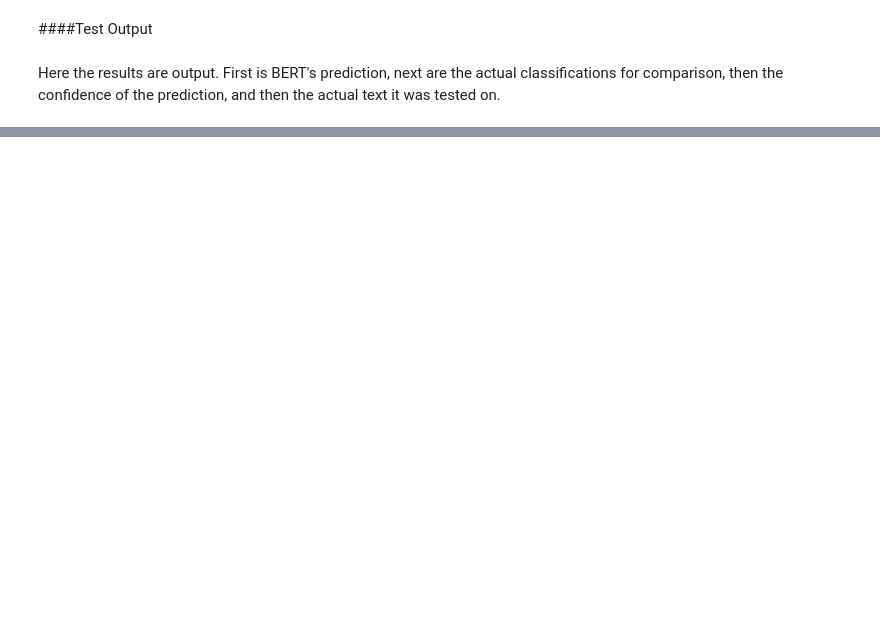
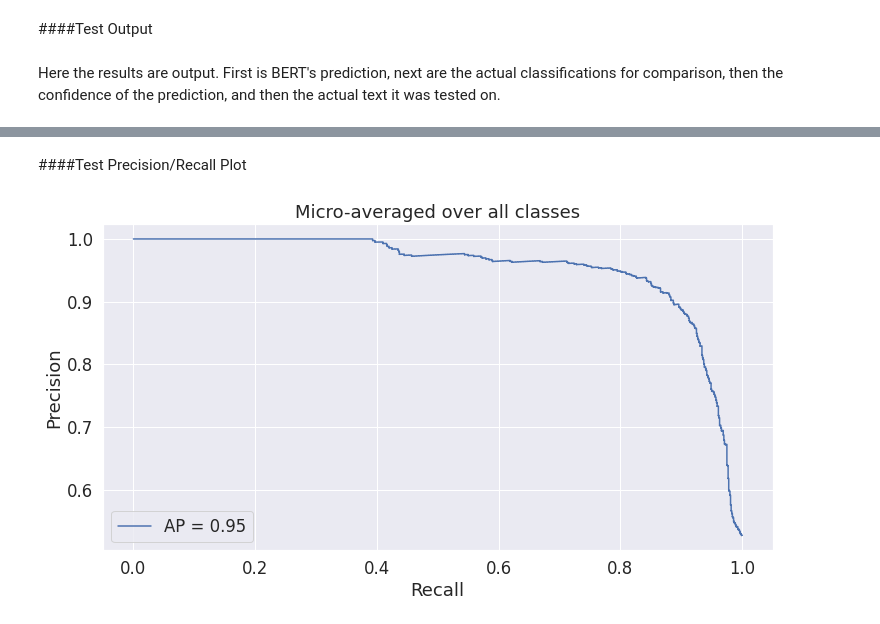
Before and after one commit to Bryan6aero/New-Chinese-Classifier, a Jupyter notebook: New_3_Class_for_Chinese.ipynb, the cells around one changed output, grey strips where cells are left out. Cells and saved outputs as stored; diff of their text form; code cells hidden in the pictures; blank space fills up the shorter version.

```diff
--- a/New_3_Class_for_Chinese.ipynb
+++ b/New_3_Class_for_Chinese.ipynb
@@ -1208,0 +1244,33 @@ ROC AUC: 0.5063
+# %% [markdown]
+####Test Precision/Recall Plot
+# %%
+from sklearn.metrics import precision_recall_curve
+from sklearn.metrics import average_precision_score
+
+n_classes = 3
+
+# For each class
+precision = dict()
+recall = dict()
+average_precision = dict()
+for i in range(n_classes):
+    precision[i], recall[i], _ = precision_recall_curve(flat_true_labels[:, i], flat_predictions[:, i])
+    average_precision[i] = average_precision_score(flat_true_labels[:, i], flat_predictions[:, i])
+
+# A "micro-average": quantifying score on all classes jointly
+precision["micro"], recall["micro"], _ = precision_recall_curve(
+    flat_true_labels.ravel(), flat_predictions.ravel()
+)
+average_precision["micro"] = average_precision_score(flat_true_labels, flat_predictions, average="micro")
+# %%
+from sklearn.metrics import PrecisionRecallDisplay
+
+display = PrecisionRecallDisplay(
+    recall=recall["micro"],
+    precision=precision["micro"],
+    average_precision=average_precision["micro"],
+)
+display.plot()
+_ = display.ax_.set_title("Micro-averaged over all classes")
+# %% [output]
+[figure, added]
```
Also changed, not shown: parts of 20 cells of this notebook.
